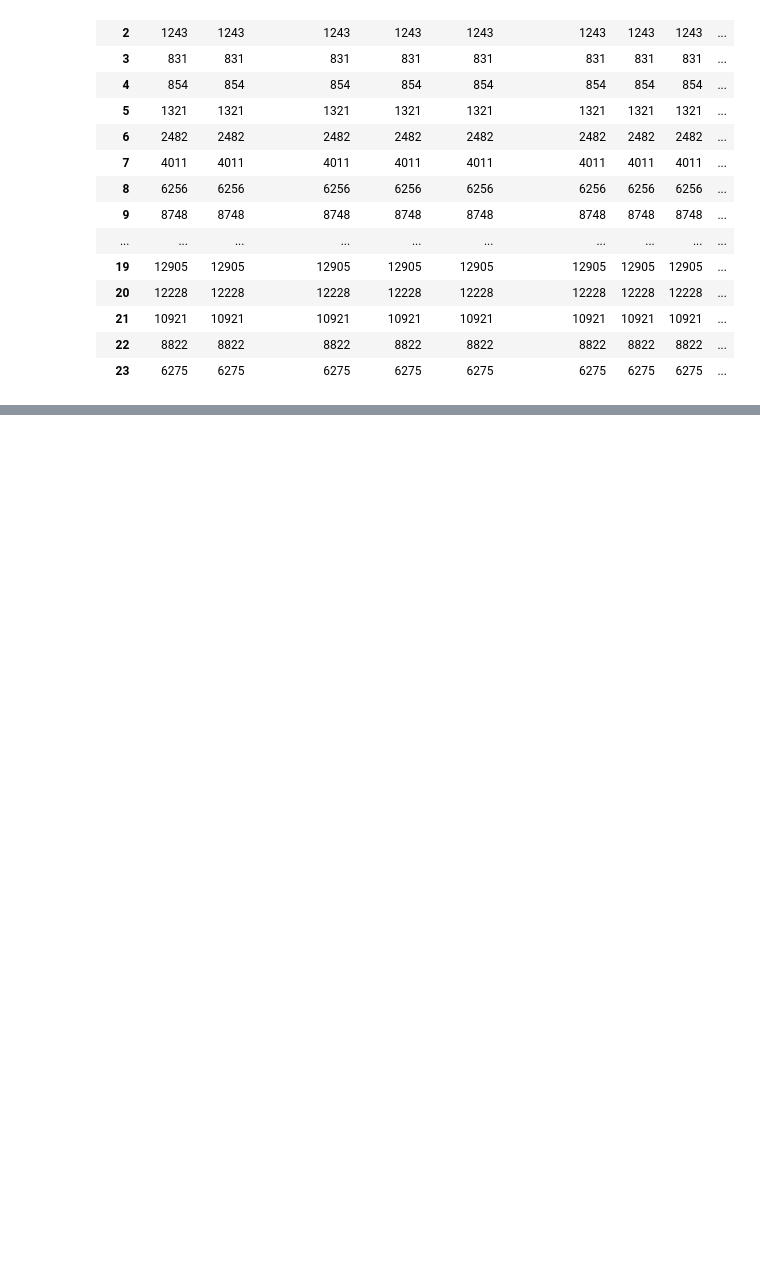
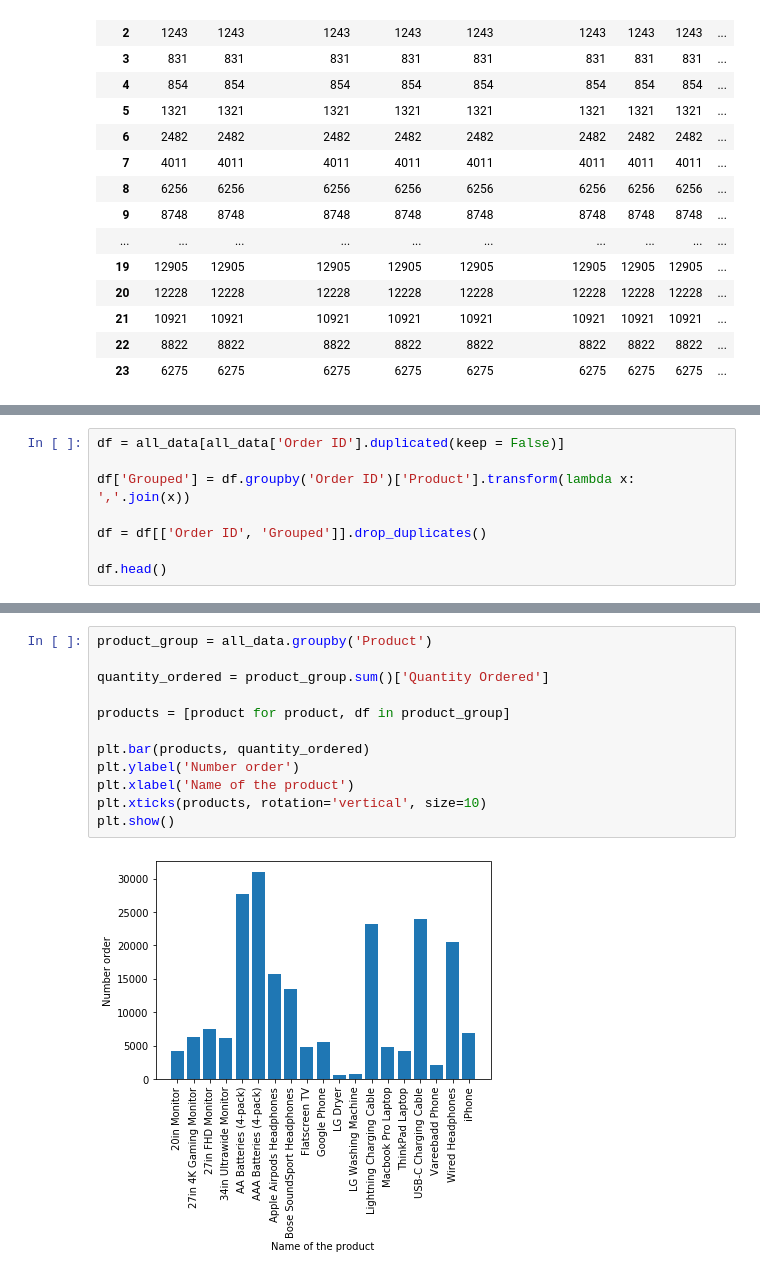
Before and after one commit to achmegantara/SalesAnalysis, a Jupyter notebook: salesAnalysis.ipynb, the cells around one changed output, grey strips where cells are left out. Drawn from its saved outputs; the diff is of its cells as text; blank space fills up the shorter version.

```diff
--- a/salesAnalysis.ipynb
+++ b/salesAnalysis.ipynb
@@ -233,0 +245,8 @@ all_data.groupby(['Hour']).count()
+# %%
+df = all_data[all_data['Order ID'].duplicated(keep = False)]
+
+df['Grouped'] = df.groupby('Order ID')['Product'].transform(lambda x: ','.join(x))
+
+df = df[['Order ID', 'Grouped']].drop_duplicates()
+
+df.head()
@@ -233,0 +299,14 @@ all_data.groupby(['Hour']).count()
+# %%
+product_group = all_data.groupby('Product')
+
+quantity_ordered = product_group.sum()['Quantity Ordered']
+
+products = [product for product, df in product_group]
+
+plt.bar(products, quantity_ordered)
+plt.ylabel('Number order')
+plt.xlabel('Name of the product')
+plt.xticks(products, rotation='vertical', size=10)
+plt.show()
+# %% [output]
+[figure, added]
```
Also changed, not shown: parts of 8 cells of this notebook.
